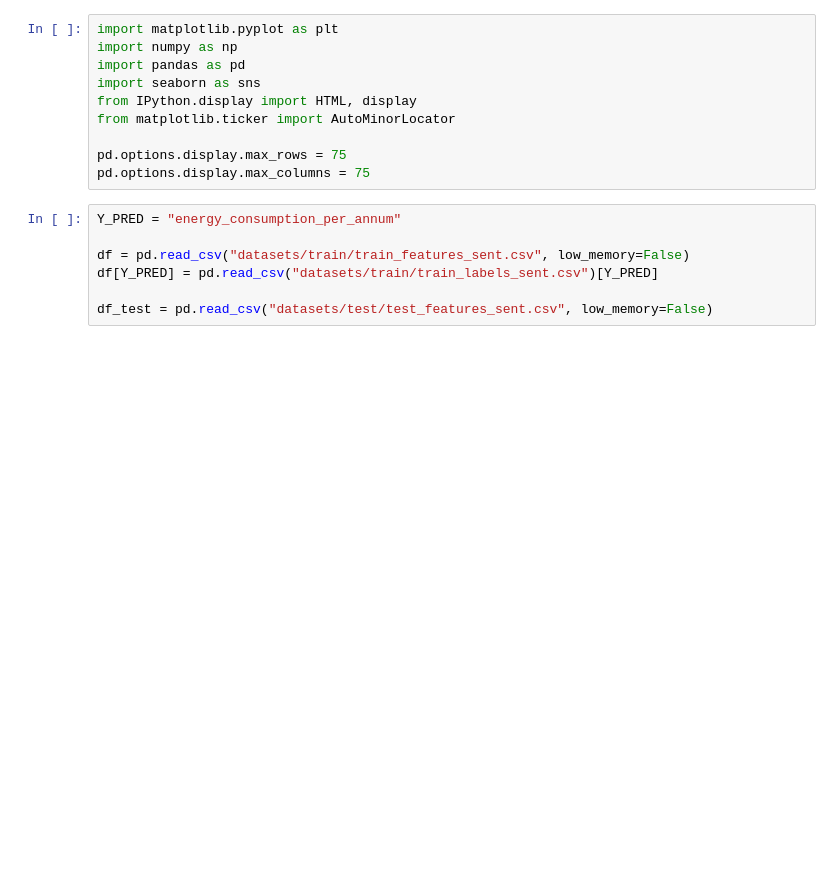
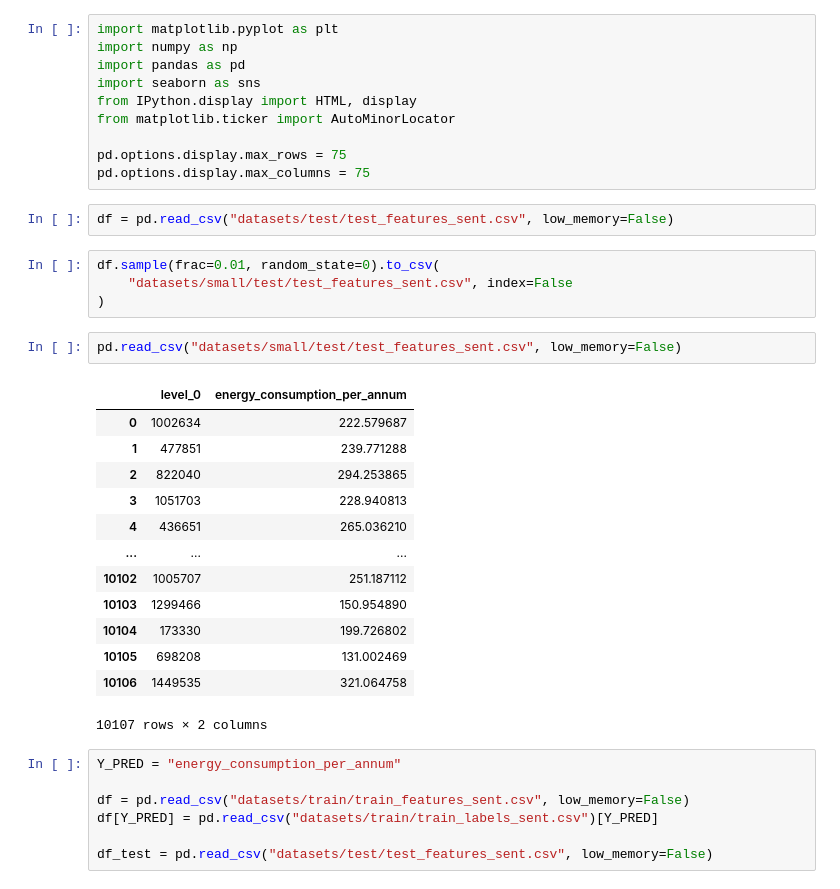
Before and after one commit to baptiste-pasquier/hickathon-2023, a Jupyter notebook: notebooks/data_exploration.ipynb, the cells around one changed output. Drawn from its saved outputs; the diff is of its cells as text; blank space fills up the shorter version.

```diff
--- a/notebooks/data_exploration.ipynb
+++ b/notebooks/data_exploration.ipynb
@@ -8,6 +8,28 @@ from matplotlib.ticker import AutoMinorLocator
 
 pd.options.display.max_rows = 75
 pd.options.display.max_columns = 75
+# %%
+df = pd.read_csv("datasets/test/test_features_sent.csv", low_memory=False)
+# %%
+df.sample(frac=0.01, random_state=0).to_csv(
+    "datasets/small/test/test_features_sent.csv", index=False
+)
+# %%
+pd.read_csv("datasets/small/test/test_features_sent.csv", low_memory=False)
+# %% [output]
+|  | level_0 | energy_consumption_per_annum |
+| 0 | 1002634 | 222.579687 |
+| 1 | 477851 | 239.771288 |
+| 2 | 822040 | 294.253865 |
+| 3 | 1051703 | 228.940813 |
+| 4 | 436651 | 265.036210 |
+| ... | ... | ... |
+| 10102 | 1005707 | 251.187112 |
+| 10103 | 1299466 | 150.954890 |
+| 10104 | 173330 | 199.726802 |
+| 10105 | 698208 | 131.002469 |
+| 10106 | 1449535 | 321.064758 |
+10107 rows × 2 columns
 # %%
 Y_PRED = "energy_consumption_per_annum"
 
```
Also changed, not shown: 6 other files.
